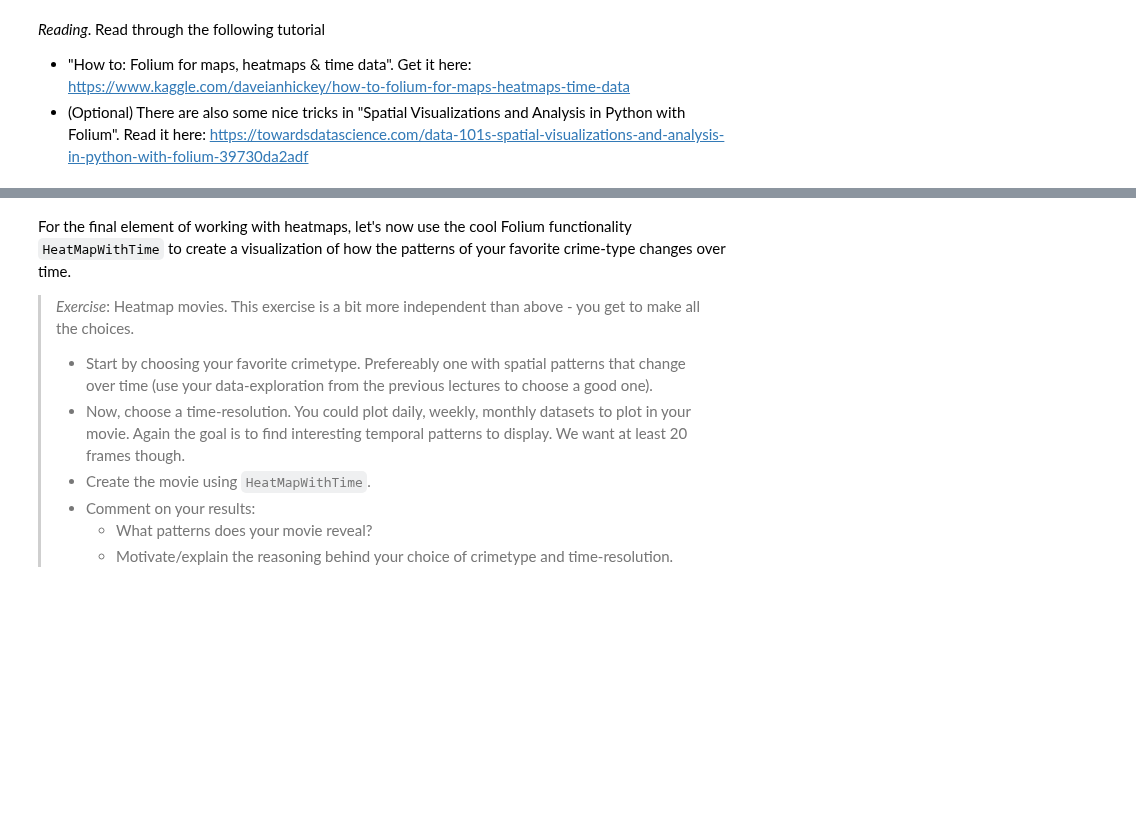
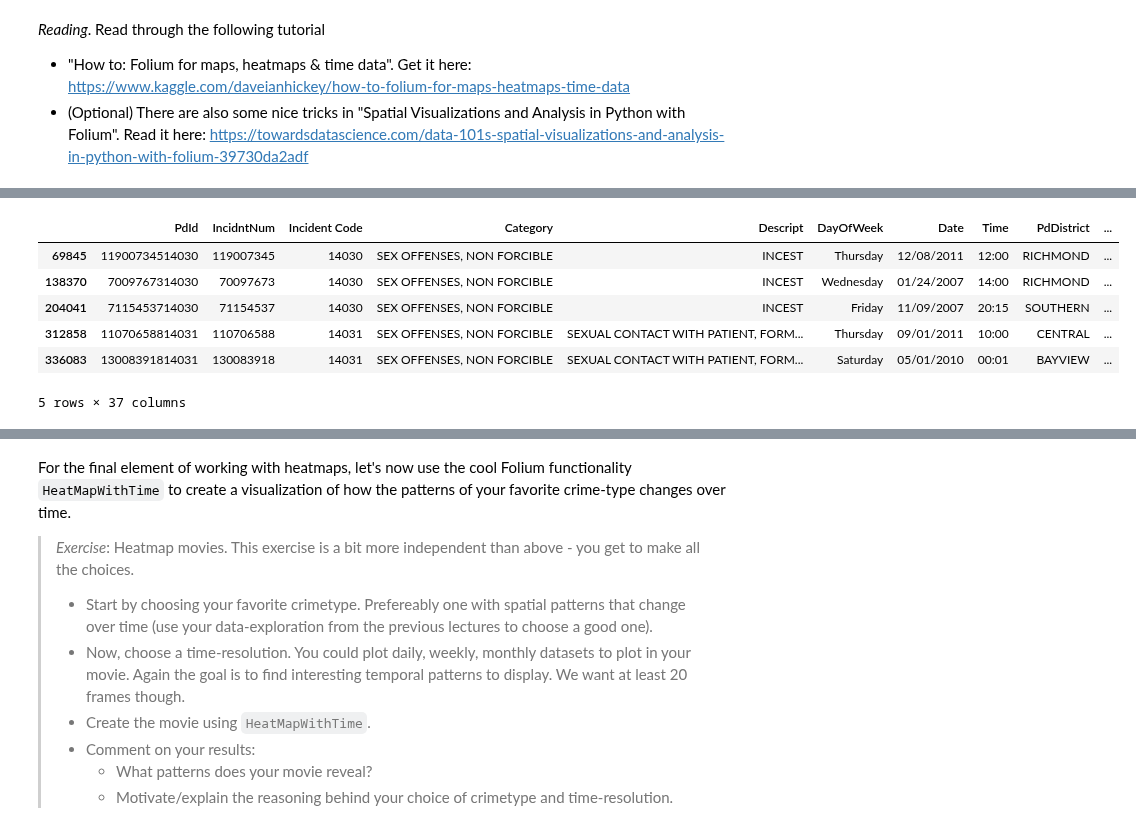
Before and after one commit to jens-create/socialdata2023, a Jupyter notebook: lectures/Week4.ipynb, the cells around one changed output, grey strips where cells are left out. Drawn from its saved outputs; the diff is of its cells as text; code cells hidden in the pictures; blank space fills up the shorter version.

Commit message:
week 4 done

```diff
--- a/lectures/Week4.ipynb
+++ b/lectures/Week4.ipynb
@@ -62,0 +52,14 @@ Ok. Time for a little break. Note that a nice thing about Folium is that you can
+# %%
+import pandas as pd
+import seaborn as sns
+df = pd.read_csv("/Users/jenspt/Desktop/git/socialdata2023/Police_Department_Incident_Reports__Historical_2003_to_May_2018.csv")
+
+df["Timestamp"] = pd.to_datetime(df["Date"]+df["Time"], format="%m/%d/%Y%H:%M")
+df["mss"] = (df["Timestamp"].dt.year - 2003) * 12 + df['Timestamp'].dt.month #months since start
+df = df[df["Timestamp"] < "12/31/2017"]
+
+c1 = (df["Timestamp"] > "10/30/2017")
+c2 = (df["Category"] == "DRUG/NARCOTIC")
+
+
+df_1 = df[c1 & c2]
@@ -62,0 +88,14 @@ Ok. Time for a little break. Note that a nice thing about Folium is that you can
+# %%
+c1 = (df["Category"] == "SEX OFFENSES, NON FORCIBLE")
+
+
+df_2 = df[c1]
+df_2.head()
+# %% [output]
+|  | PdId | IncidntNum | Incident Code | Category | Descript | DayOfWeek | Date | Time | PdDistrict | ... |
+| 69845 | 11900734514030 | 119007345 | 14030 | SEX OFFENSES, NON FORCIBLE | INCEST | Thursday | 12/08/2011 | 12:00 | RICHMOND | ... |
+| 138370 | 7009767314030 | 70097673 | 14030 | SEX OFFENSES, NON FORCIBLE | INCEST | Wednesday | 01/24/2007 | 14:00 | RICHMOND | ... |
+| 204041 | 7115453714030 | 71154537 | 14030 | SEX OFFENSES, NON FORCIBLE | INCEST | Friday | 11/09/2007 | 20:15 | SOUTHERN | ... |
+| 312858 | 11070658814031 | 110706588 | 14031 | SEX OFFENSES, NON FORCIBLE | SEXUAL CONTACT WITH PATIENT, FORM... | Thursday | 09/01/2011 | 10:00 | CENTRAL | ... |
+| 336083 | 13008391814031 | 130083918 | 14031 | SEX OFFENSES, NON FORCIBLE | SEXUAL CONTACT WITH PATIENT, FORM... | Saturday | 05/01/2010 | 00:01 | BAYVIEW | ... |
+5 rows × 37 columns
```
Also changed, not shown: parts of 6 cells of this notebook.
